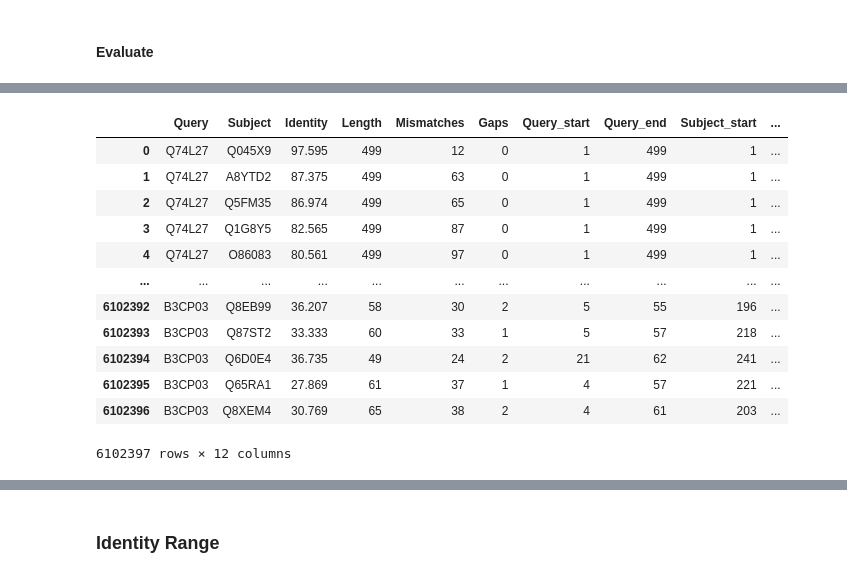
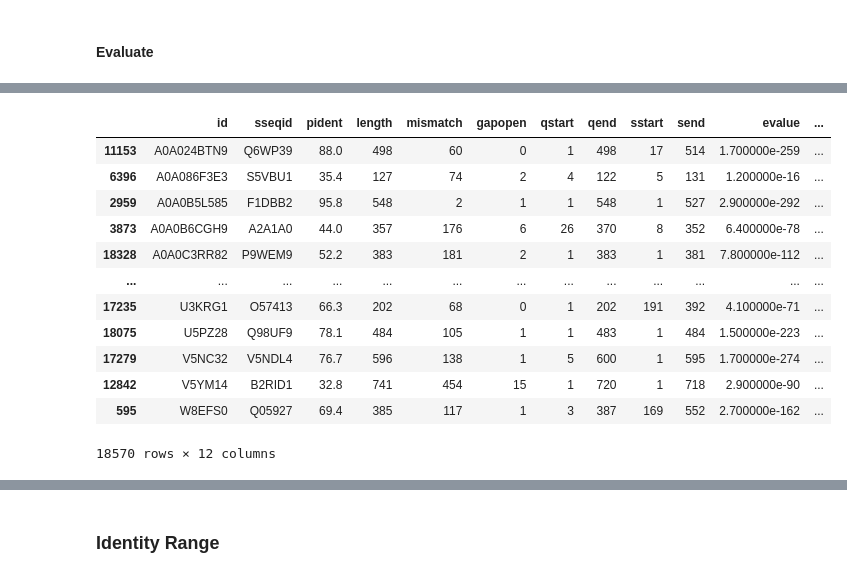
Before and after one commit to tibbdc/DeepSub, a Jupyter notebook: 04_Blastp.ipynb, the cells around one changed output, grey strips where cells are left out. Drawn from its saved outputs; the diff is of its cells as text; code cells hidden in the pictures.

```diff
--- a/04_Blastp.ipynb
+++ b/04_Blastp.ipynb
@@ -109,17 +52,19 @@ best_matches_df
-# %%
-blast_df
-# %% [output]
-|  | Query | Subject | Identity | Length | Mismatches | Gaps | Query_start | Query_end | Subject_start | ... |
-| 0 | Q74L27 | Q045X9 | 97.595 | 499 | 12 | 0 | 1 | 499 | 1 | ... |
-| 1 | Q74L27 | A8YTD2 | 87.375 | 499 | 63 | 0 | 1 | 499 | 1 | ... |
-| 2 | Q74L27 | Q5FM35 | 86.974 | 499 | 65 | 0 | 1 | 499 | 1 | ... |
-| 3 | Q74L27 | Q1G8Y5 | 82.565 | 499 | 87 | 0 | 1 | 499 | 1 | ... |
-| 4 | Q74L27 | O86083 | 80.561 | 499 | 97 | 0 | 1 | 499 | 1 | ... |
-| ... | ... | ... | ... | ... | ... | ... | ... | ... | ... | ... |
-| 6102392 | B3CP03 | Q8EB99 | 36.207 | 58 | 30 | 2 | 5 | 55 | 196 | ... |
-| 6102393 | B3CP03 | Q87ST2 | 33.333 | 60 | 33 | 1 | 5 | 57 | 218 | ... |
-| 6102394 | B3CP03 | Q6D0E4 | 36.735 | 49 | 24 | 2 | 21 | 62 | 241 | ... |
-| 6102395 | B3CP03 | Q65RA1 | 27.869 | 61 | 37 | 1 | 4 | 57 | 221 | ... |
-| 6102396 | B3CP03 | Q8XEM4 | 30.769 | 65 | 38 | 2 | 4 | 61 | 203 | ... |
-6102397 rows × 12 columns
+# %%
+# 按照Query列分组，取每个组中最相似的记录
+best_matches_df = diamond_task3.loc[diamond_task3.groupby('id')['bitscore'].idxmax()]
+best_matches_df
+# %% [output]
+|  | id | sseqid | pident | length | mismatch | gapopen | qstart | qend | sstart | send | evalue | ... |
+| 11153 | A0A024BTN9 | Q6WP39 | 88.0 | 498 | 60 | 0 | 1 | 498 | 17 | 514 | 1.700000e-259 | ... |
+| 6396 | A0A086F3E3 | S5VBU1 | 35.4 | 127 | 74 | 2 | 4 | 122 | 5 | 131 | 1.200000e-16 | ... |
+| 2959 | A0A0B5L585 | F1DBB2 | 95.8 | 548 | 2 | 1 | 1 | 548 | 1 | 527 | 2.900000e-292 | ... |
+| 3873 | A0A0B6CGH9 | A2A1A0 | 44.0 | 357 | 176 | 6 | 26 | 370 | 8 | 352 | 6.400000e-78 | ... |
+| 18328 | A0A0C3RR82 | P9WEM9 | 52.2 | 383 | 181 | 2 | 1 | 383 | 1 | 381 | 7.800000e-112 | ... |
+| ... | ... | ... | ... | ... | ... | ... | ... | ... | ... | ... | ... | ... |
+| 17235 | U3KRG1 | O57413 | 66.3 | 202 | 68 | 0 | 1 | 202 | 191 | 392 | 4.100000e-71 | ... |
+| 18075 | U5PZ28 | Q98UF9 | 78.1 | 484 | 105 | 1 | 1 | 483 | 1 | 484 | 1.500000e-223 | ... |
+| 17279 | V5NC32 | V5NDL4 | 76.7 | 596 | 138 | 1 | 5 | 600 | 1 | 595 | 1.700000e-274 | ... |
+| 12842 | V5YM14 | B2RID1 | 32.8 | 741 | 454 | 15 | 1 | 720 | 1 | 718 | 2.900000e-90 | ... |
+| 595 | W8EFS0 | Q05927 | 69.4 | 385 | 117 | 1 | 3 | 387 | 169 | 552 | 2.700000e-162 | ... |
+18570 rows × 12 columns
 # %%
```
Also changed, not shown: parts of 15 cells of this notebook, 9 other files.
